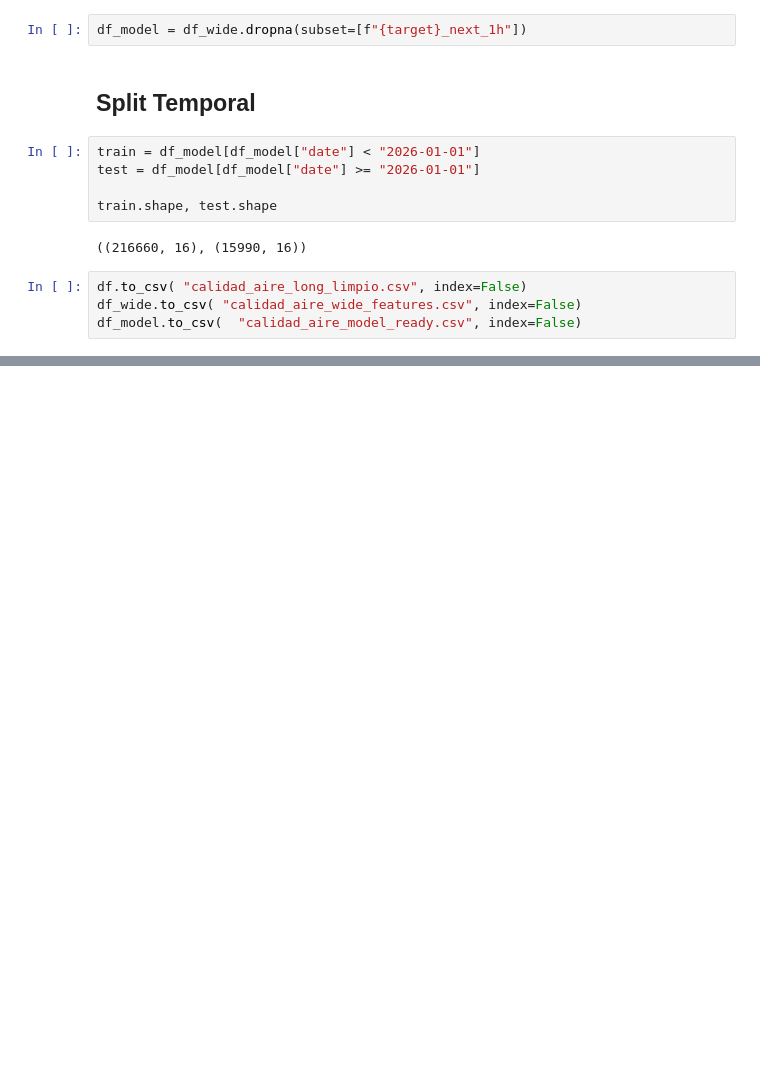
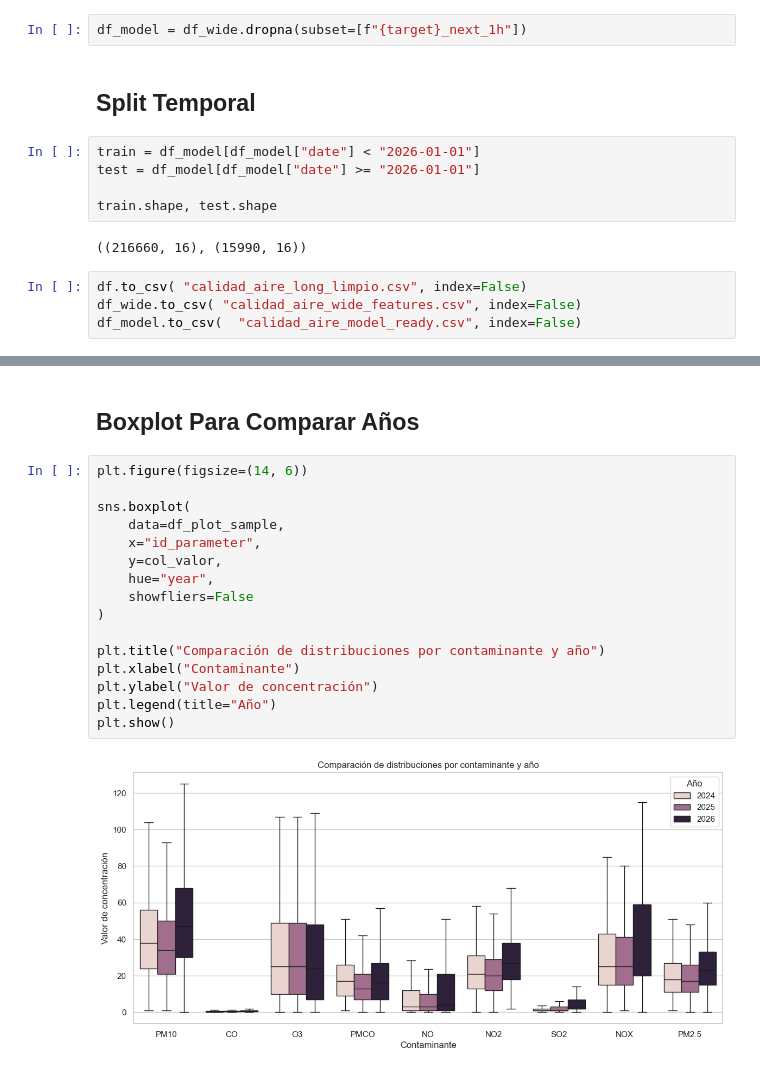
Before and after one commit to luis1112enrique/Machine-Learning-Repo, a Jupyter notebook: Clase 5 - Calidad del aire CDMX.ipynb, the cells around one changed output, grey strips where cells are left out. Drawn from its saved outputs; the diff is of its cells as text; blank space fills up the shorter version.

```diff
--- a/Clase 5 - Calidad del aire CDMX.ipynb
+++ b/Clase 5 - Calidad del aire CDMX.ipynb
@@ -228,0 +365,20 @@ df_model.to_csv(  "calidad_aire_model_ready.csv", index=False)
+# %% [markdown]
+## Boxplot Para Comparar Años
+# %%
+plt.figure(figsize=(14, 6))
+
+sns.boxplot(
+    data=df_plot_sample,
+    x="id_parameter",
+    y=col_valor,
+    hue="year",
+    showfliers=False
+)
+
+plt.title("Comparación de distribuciones por contaminante y año")
+plt.xlabel("Contaminante")
+plt.ylabel("Valor de concentración")
+plt.legend(title="Año")
+plt.show()
+# %% [output]
+[figure, added]
```
Also changed, not shown: parts of 11 cells of this notebook, 1 other file.
